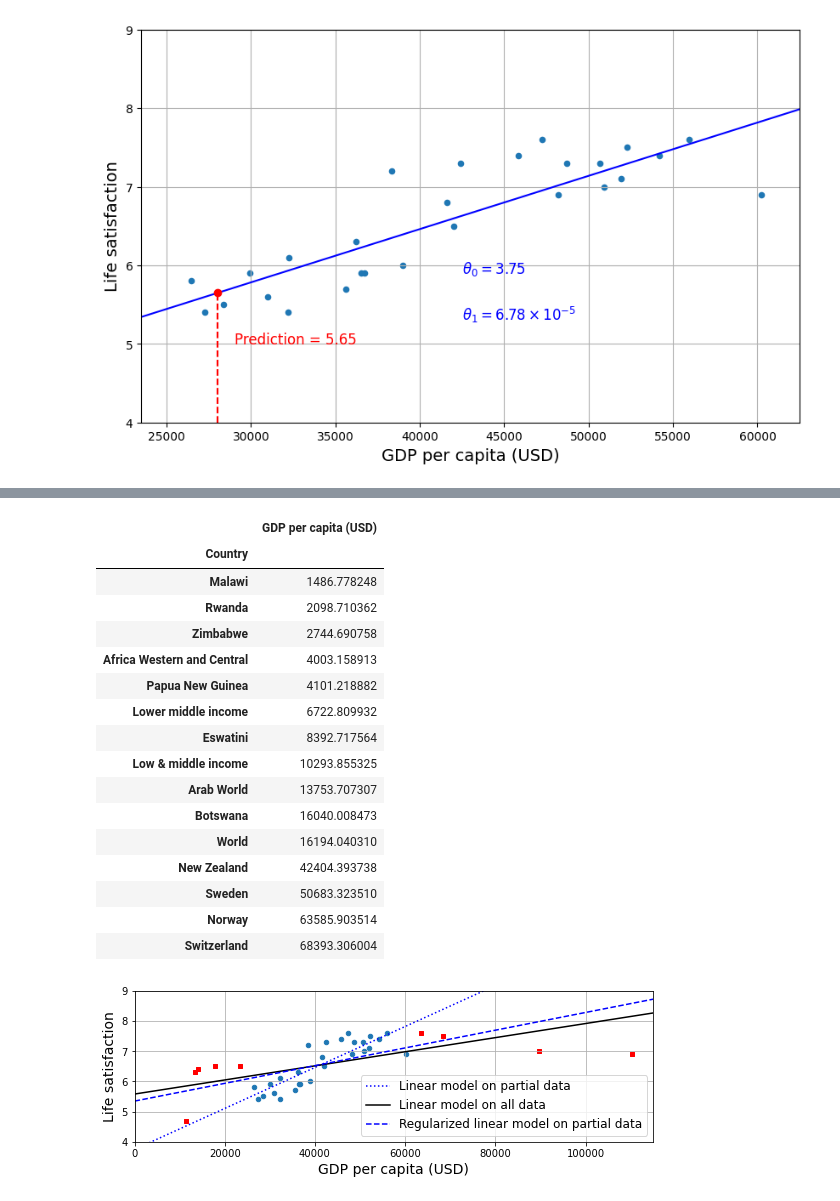
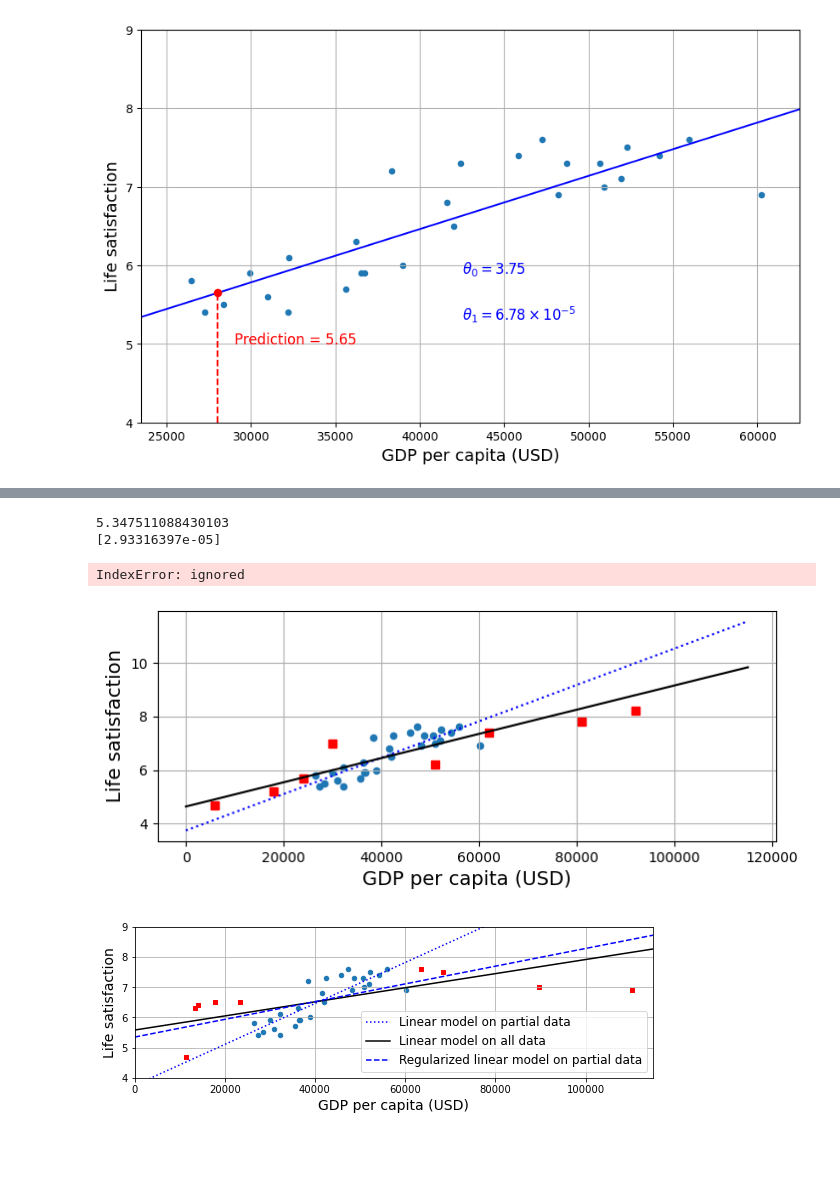
Before and after one commit to leslie-zi-pan/handson-ml3, a Jupyter notebook: 01_the_machine_learning_landscape.ipynb, the cells around one changed output, grey strips where cells are left out. Cells and saved outputs as stored; diff of their text form; code cells hidden in the pictures; blank space fills up the shorter version.

```diff
--- a/01_the_machine_learning_landscape.ipynb
+++ b/01_the_machine_learning_landscape.ipynb
@@ -216,24 +212,36 @@ Name: Life satisfaction, dtype: float64
-# %%
-all_w_countries = [c for c in gdp_per_capita.index if "W" in c.upper()]
-gdp_per_capita.loc[all_w_countries].sort_values(by=gdppc_col)
-# %% [output]
-|  | GDP per capita (USD) |
-| Country |  |
-| Malawi | 1486.778248 |
-| Rwanda | 2098.710362 |
-| Zimbabwe | 2744.690758 |
-| Africa Western and Central | 4003.158913 |
-| Papua New Guinea | 4101.218882 |
-| Lower middle income | 6722.809932 |
-| Eswatini | 8392.717564 |
-| Low & middle income | 10293.855325 |
-| Arab World | 13753.707307 |
-| Botswana | 16040.008473 |
-| World | 16194.040310 |
-| New Zealand | 42404.393738 |
-| Sweden | 50683.323510 |
-| Norway | 63585.903514 |
-| Switzerland | 68393.306004 |
+# %%
+from sklearn import linear_model
+df.plot(kind='scatter', figsize=(8, 3), grid=True, x='GDP per capita (USD)', y='Life satisfaction')
+
+for missing_country, pos_text in position_text_missing_countries.items():
+    pos_data_x, pos_data_y =  pos_text[0], pos_text[1]
+    plt.plot(pos_data_x, pos_data_y, "rs")
+
+Xfull = np.concatenate((df['GDP per capita (USD)'], X_missing)).reshape(-1, 1)
+yfull =  np.concatenate((df['Life satisfaction'], y_missing)).reshape(-1, 1)
+
+plt.plot(X, t0 + t1*X, "b:", label="Linear model on partial data")
+plt.plot(X, t0full + t1full * X, "k-", label="Linear model on all data")
+
+
+ridge = Ridge(alpha=10**9.5)
+ridge.fit(df['GDP per capita (USD)'][:, np.newaxis], df['Life satisfaction'])
+print(ridge.intercept_)
+print(ridge.coef_)
+t0ridge, t1ridge = ridge.intercept_[0], ridge.coef_[0][0]
+plt.plot(X, t0ridge + t1ridge * X, "b--",
+         label="Regularized linear model on partial data")
+
+
+
+plt.legend(loc="lower right")
+plt.axis([0, 115_000, min_life_sat, max_life_sat])
+plt.show()
+# %% [output]
+5.347511088430103
+[2.93316397e-05]
+IndexError: ignored
+[figure, added]
 # %%
 country_stats.plot(kind='scatter', x=gdppc_col, y=lifesat_col, figsize=(8, 3))
 missing_data.plot(kind='scatter', x=gdppc_col, y=lifesat_col,
```
Also changed, not shown: parts of 6 cells of this notebook.
